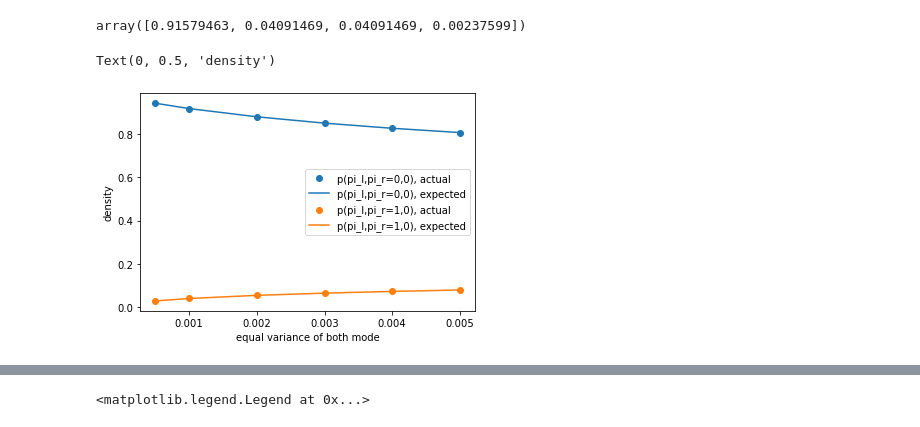
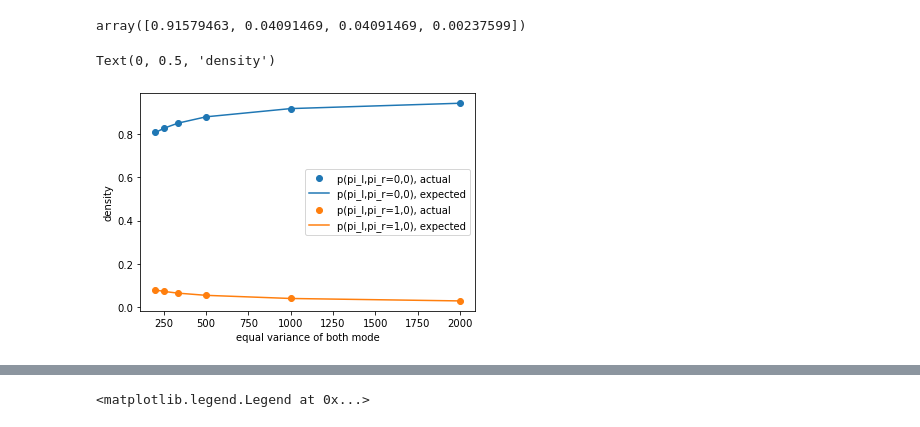
Before and after one commit to yy495/bistable_perception_project, a Jupyter notebook: gershman/gershman_12_single_node_abnormal.ipynb, the cells around one changed output, grey strips where cells are left out. Saved outputs shown, nothing was run; the diff lists cells and outputs as text; code cells hidden in the pictures.

```diff
--- a/gershman/gershman_12_single_node_abnormal.ipynb
+++ b/gershman/gershman_12_single_node_abnormal.ipynb
@@ -169,13 +169,13 @@ p_pi_ac = np.array([p_pi_00005_00005_ac,p_pi_0001_0001_ac,p_pi_0002_0002_ac,p_pi
 p_pi_exp = np.array([p_pi_00005_00005,p_pi_0001_0001,p_pi_0002_0002,p_pi_0003_0003,p_pi_0004_0004,p_pi_0005_0005])
 # %%
 var_array = np.array([0.0005,0.001,0.002,0.003,0.004,0.005])
-plt.scatter(var_array,p_pi_ac[:,0])
-plt.plot(var_array,p_pi_exp[:,0])
-plt.scatter(var_array,p_pi_ac[:,1])
-plt.plot(var_array,p_pi_exp[:,1])
+plt.scatter(1/var_array,p_pi_ac[:,0])
+plt.plot(1/var_array,p_pi_exp[:,0])
+plt.scatter(1/var_array,p_pi_ac[:,1])
+plt.plot(1/var_array,p_pi_exp[:,1])
 plt.legend(['p(pi_l,pi_r=0,0), actual','p(pi_l,pi_r=0,0), expected','p(pi_l,pi_r=1,0), actual','p(pi_l,pi_r=1,0), expected'])
 plt.xlabel('equal variance of both mode')
 plt.ylabel('density')
 # %% [output]
 Text(0, 0.5, 'density')
-[figure, old version]
+[figure, new version]
```
Also changed, not shown: parts of 8 cells of this notebook, 12 other files.
